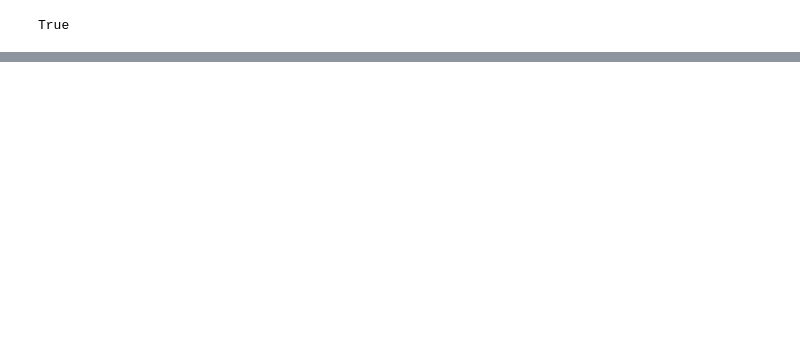
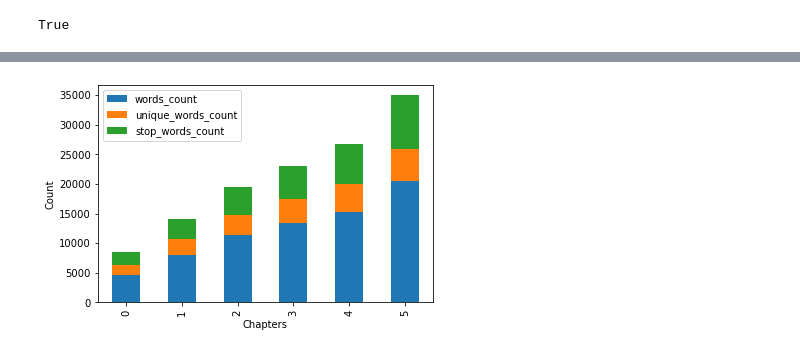
Before and after one commit to ahmed-moubtahij/Long-Document-Summarization, a Jupyter notebook: data_analysis.ipynb, the cells around one changed output, grey strips where cells are left out. Drawn from its saved outputs; the diff is of its cells as text; code cells hidden in the pictures; blank space fills up the shorter version.

Commit message:
stats

```diff
--- a/data_analysis.ipynb
+++ b/data_analysis.ipynb
@@ -42,2 +71,5 @@ df.style.hide(axis='index')
 # %%
-# TODO: Visualize stats as graphs
+bar_plot = df.iloc[:, 1:].plot.bar(stacked=True, xlabel="Chapters", ylabel="Count")
+# TODO: Investigate the linear ascension of counts
+# %% [output]
+[figure, added]
```
Also changed, not shown: parts of 5 cells of this notebook, 4 other files.
